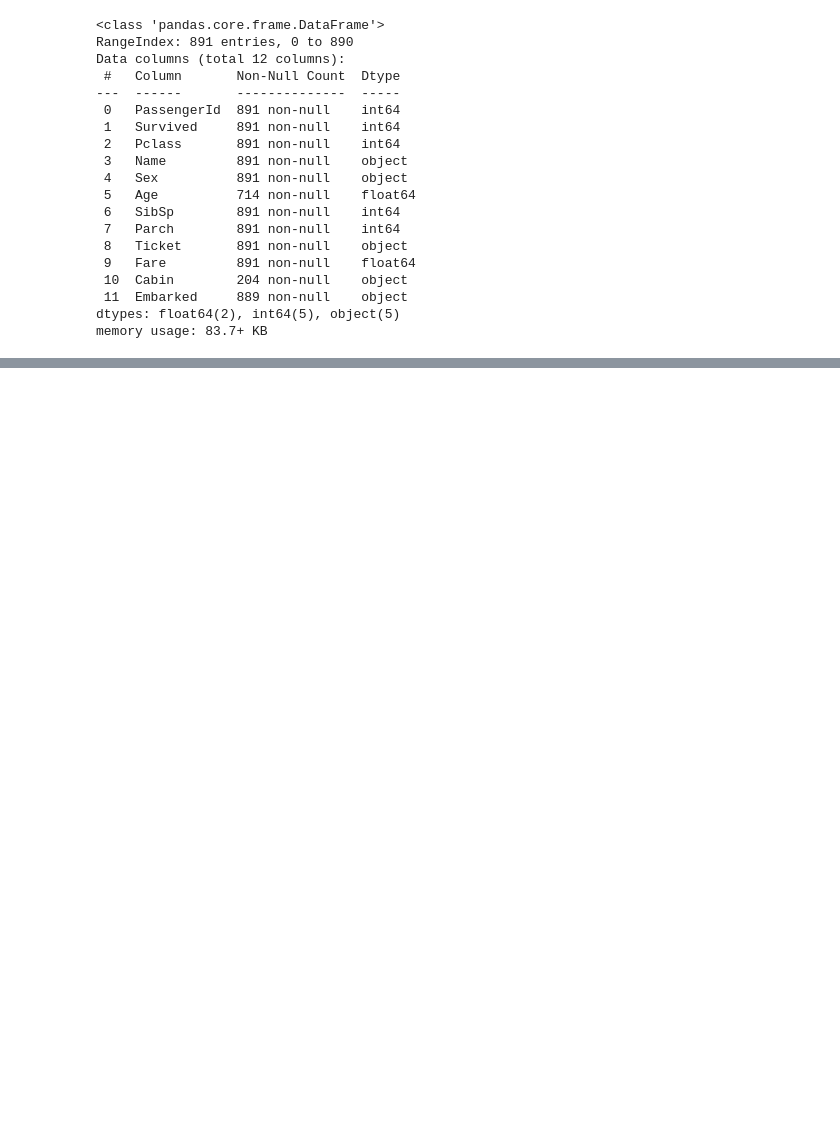
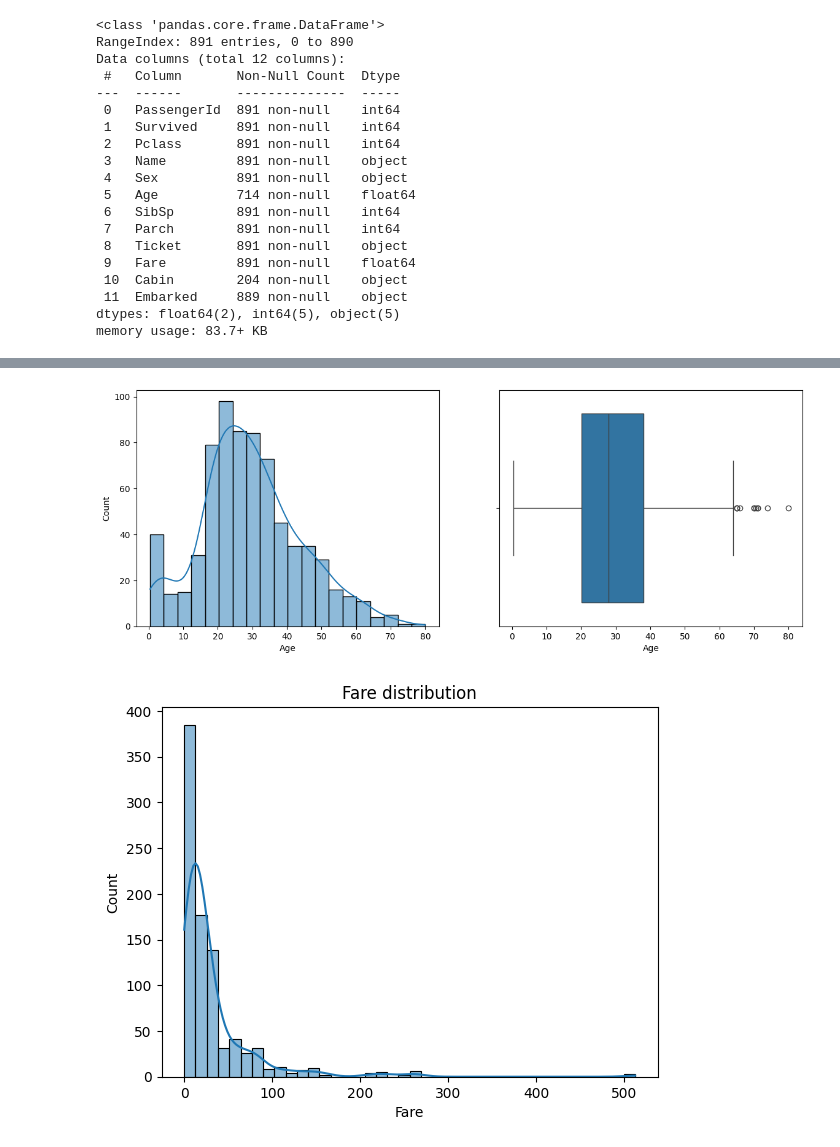
Before and after one commit to Suresh-kumar002/Elevate_Labs_Intership_ML-AI, a Jupyter notebook: TASK_2/task2.ipynb, the cells around one changed output, grey strips where cells are left out. Cells and saved outputs as stored; diff of their text form; code cells hidden in the pictures; blank space fills up the shorter version.

```diff
--- a/TASK_2/task2.ipynb
+++ b/TASK_2/task2.ipynb
@@ -137,0 +117,12 @@ px.histogram(df, x='Fare')
+# %%
+fig, ax = plt.subplots(1,2, figsize=(14,5))
+sns.histplot(df['Age'].dropna(), kde=True, ax=ax[0])
+sns.boxplot(x=df['Age'], ax=ax[1])
+plt.show()
+
+sns.histplot(df['Fare'], bins=40, kde=True)
+plt.title('Fare distribution')
+plt.show()
+# %% [output]
+[figure, added]
+[figure, added]
```
Also changed, not shown: parts of 25 cells of this notebook.
